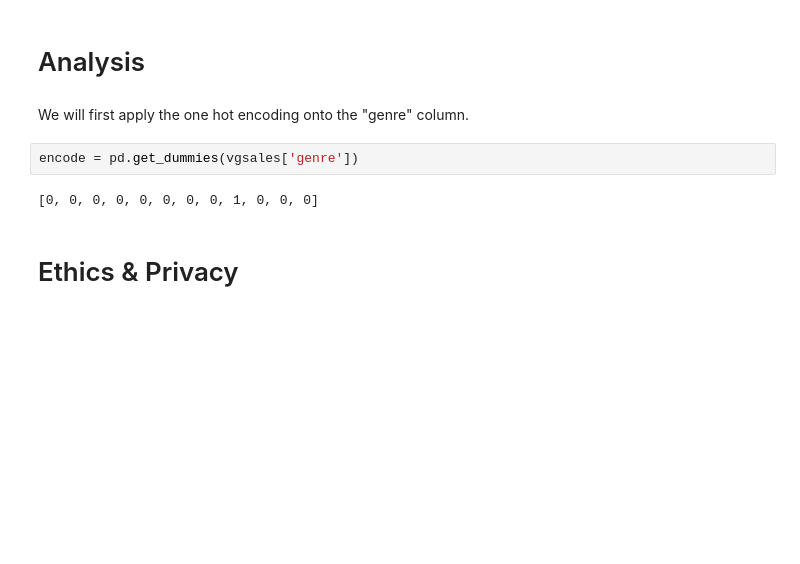
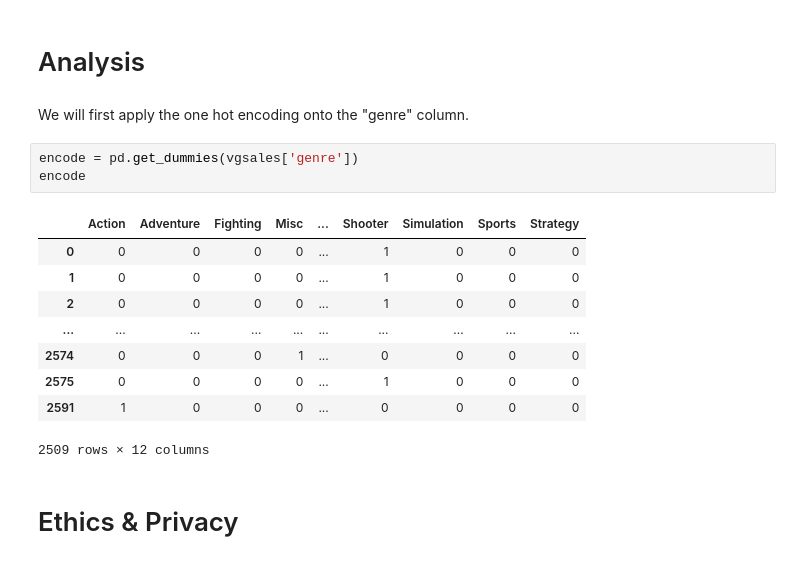
Before and after one commit to kvh8899/mostpopvidgame, a Jupyter notebook: FinalProject_group004_actual.ipynb, the cells around one changed output. Cells and saved outputs as stored; diff of their text form; blank space fills up the shorter version.

Commit message:
created a one hot encoding of the vgsales dataframe

```diff
--- a/FinalProject_group004_actual.ipynb
+++ b/FinalProject_group004_actual.ipynb
@@ -344,8 +344,17 @@ The above boxplot suggests that a shooter game tends to be higher ranked in term
 We will first apply the one hot encoding onto the "genre" column.
 # %%
 encode = pd.get_dummies(vgsales['genre'])
+encode
 # %% [output]
+|  | Action | Adventure | Fighting | Misc | ... | Shooter | Simulation | Sports | Strategy |
+| 0 | 0 | 0 | 0 | 0 | ... | 1 | 0 | 0 | 0 |
+| 1 | 0 | 0 | 0 | 0 | ... | 1 | 0 | 0 | 0 |
+| 2 | 0 | 0 | 0 | 0 | ... | 1 | 0 | 0 | 0 |
+| ... | ... | ... | ... | ... | ... | ... | ... | ... | ... |
+| 2574 | 0 | 0 | 0 | 1 | ... | 0 | 0 | 0 | 0 |
+| 2575 | 0 | 0 | 0 | 0 | ... | 1 | 0 | 0 | 0 |
+| 2591 | 1 | 0 | 0 | 0 | ... | 0 | 0 | 0 | 0 |
-[0, 0, 0, 0, 0, 0, 0, 0, 1, 0, 0, 0]
+2509 rows × 12 columns
 # %% [markdown]
 # Ethics & Privacy
 # %% [markdown]
```
